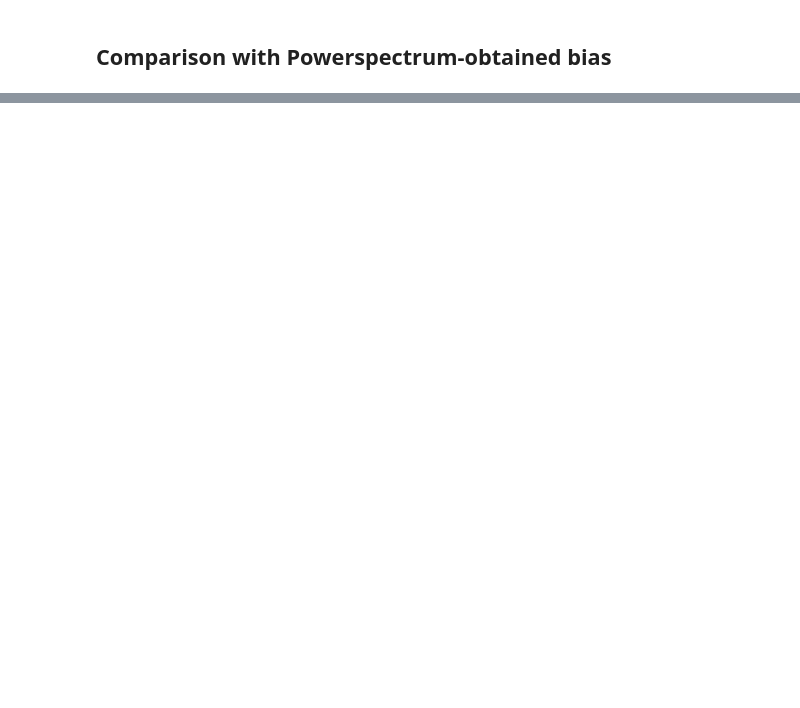
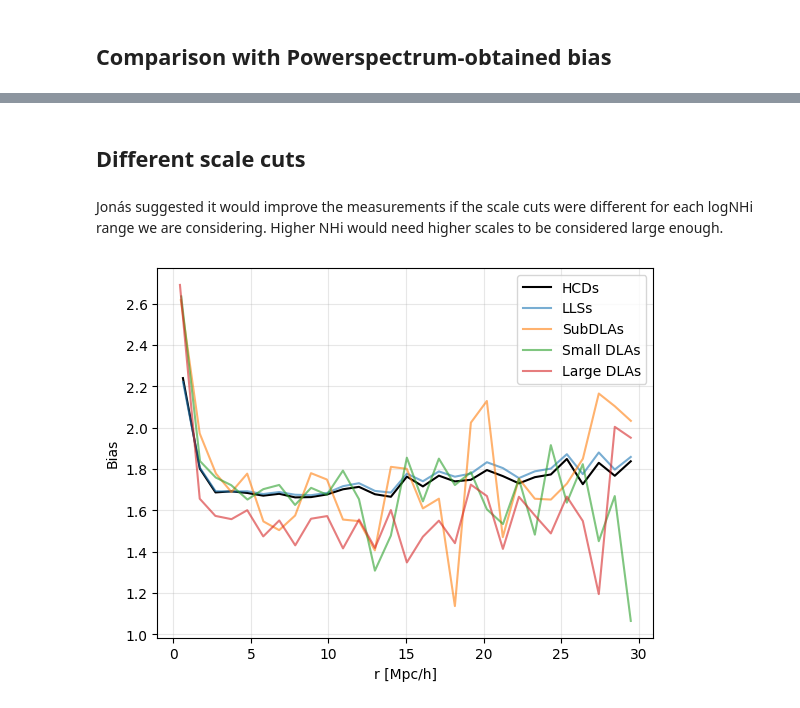
Before and after one commit to andreufont/astrid_hcd, a Jupyter notebook: HCDclustering/Corrfunc_bias.ipynb, the cells around one changed output, grey strips where cells are left out. Cells and saved outputs as stored; diff of their text form; code cells hidden in the pictures; blank space fills up the shorter version.

Commit message:
Different scale cuts

```diff
--- a/HCDclustering/Corrfunc_bias.ipynb
+++ b/HCDclustering/Corrfunc_bias.ipynb
@@ -304,0 +304,28 @@ plt.legend();
+# %% [markdown]
+## Different scale cuts
+# %% [markdown]
+Jonás suggested it would improve the measurements if the scale cuts were different for each logNHi range we are considering. Higher NHi would need higher scales to be considered large enough.
+# %%
+ratio_hcd = corrfunc_hcd['xi']/dm_2pcf_interp
+ratio_lls = corrfunc_lls['xi']/dm_2pcf_interp
+ratio_subdla = corrfunc_subdla['xi']/dm_2pcf_interp
+ratio_smalldla = corrfunc_smalldla['xi']/dm_2pcf_interp
+ratio_largedla = corrfunc_largedla['xi']/dm_2pcf_interp
+# %%
+bias_hcd = np.sqrt(ratio_hcd)
+bias_lls = np.sqrt(ratio_lls)
+bias_subdla = np.sqrt(ratio_subdla)
+bias_smalldla = np.sqrt(ratio_smalldla)
+bias_largedla = np.sqrt(ratio_largedla)
+# %%
+plt.plot(corrfunc_hcd['ravg'], bias_hcd, color='k', label='HCDs')
+plt.plot(corrfunc_lls['ravg'], bias_lls, alpha=0.6, label='LLSs')
+plt.plot(corrfunc_subdla['ravg'], bias_subdla, alpha=0.6, label='SubDLAs')
+plt.plot(corrfunc_smalldla['ravg'], bias_smalldla, alpha=0.6, label='Small DLAs')
+plt.plot(corrfunc_largedla['ravg'], bias_largedla, alpha=0.6, label='Large DLAs')
+plt.xlabel('r [Mpc/h]')
+plt.ylabel(r'Bias')
+plt.grid(alpha=0.3)
+plt.legend();
+# %% [output]
+[figure, added]
```
Also changed, not shown: parts of 15 cells of this notebook.
